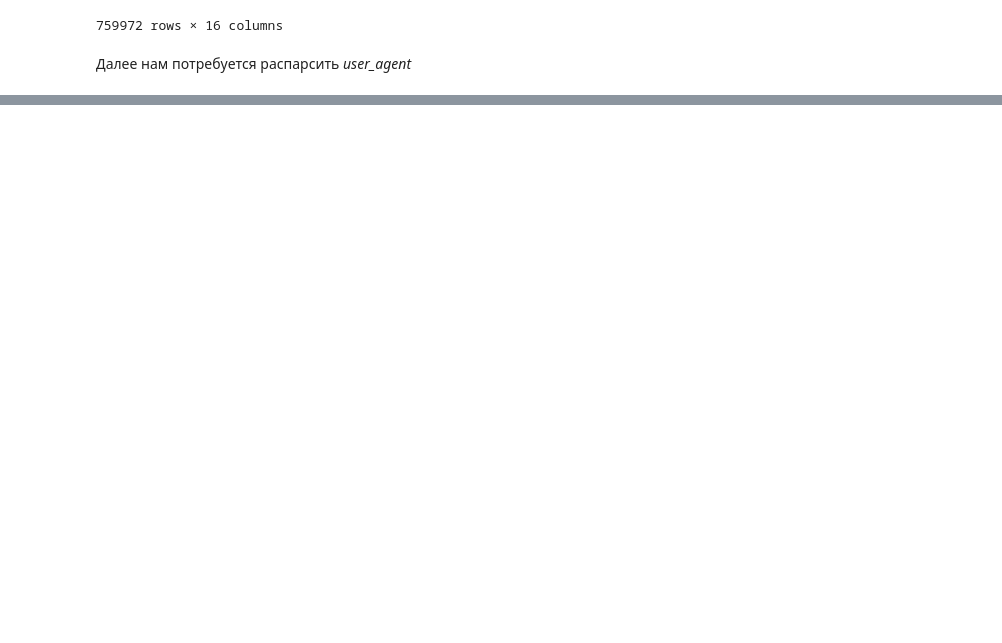
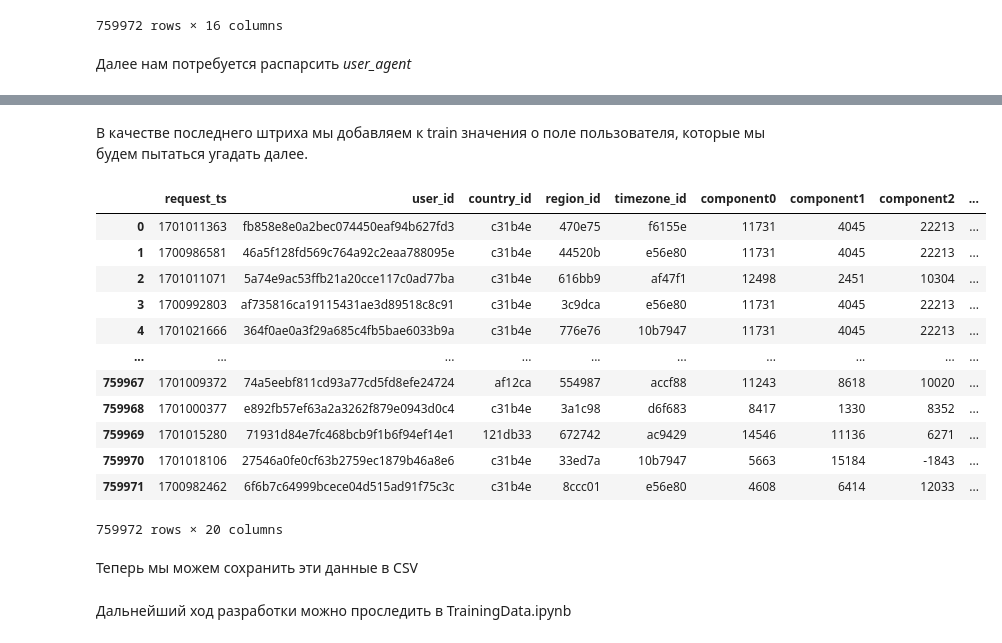
Before and after one commit to geniusLAT/factoryPractice, a Jupyter notebook: src/PreparingData1.ipynb, the cells around one changed output, grey strips where cells are left out. Saved outputs shown, nothing was run; the diff lists cells and outputs as text; code cells hidden in the pictures; blank space fills up the shorter version.

```diff
--- a/src/PreparingData1.ipynb
+++ b/src/PreparingData1.ipynb
@@ -102,0 +173,22 @@ TypeError: parse() takes 0 positional arguments but 1 was given
+# %% [markdown]
+В качестве последнего штриха мы добавляем к train значения о поле пользователя, которые мы будем пытаться угадать далее.
+# %%
+train_df_to_save = train_df_to_save.merge(train_labels_csv, on='user_id', how='left')
+
+train_df_to_save
+# %% [output]
+|  | request_ts | user_id | country_id | region_id | timezone_id | component0 | component1 | component2 | ... |
+| 0 | 1701011363 | fb858e8e0a2bec074450eaf94b627fd3 | c31b4e | 470e75 | f6155e | 11731 | 4045 | 22213 | ... |
+| 1 | 1700986581 | 46a5f128fd569c764a92c2eaa788095e | c31b4e | 44520b | e56e80 | 11731 | 4045 | 22213 | ... |
+| 2 | 1701011071 | 5a74e9ac53ffb21a20cce117c0ad77ba | c31b4e | 616bb9 | af47f1 | 12498 | 2451 | 10304 | ... |
+| 3 | 1700992803 | af735816ca19115431ae3d89518c8c91 | c31b4e | 3c9dca | e56e80 | 11731 | 4045 | 22213 | ... |
+| 4 | 1701021666 | 364f0ae0a3f29a685c4fb5bae6033b9a | c31b4e | 776e76 | 10b7947 | 11731 | 4045 | 22213 | ... |
+| ... | ... | ... | ... | ... | ... | ... | ... | ... | ... |
+| 759967 | 1701009372 | 74a5eebf811cd93a77cd5fd8efe24724 | af12ca | 554987 | accf88 | 11243 | 8618 | 10020 | ... |
+| 759968 | 1701000377 | e892fb57ef63a2a3262f879e0943d0c4 | c31b4e | 3a1c98 | d6f683 | 8417 | 1330 | 8352 | ... |
+| 759969 | 1701015280 | 71931d84e7fc468bcb9f1b6f94ef14e1 | 121db33 | 672742 | ac9429 | 14546 | 11136 | 6271 | ... |
+| 759970 | 1701018106 | 27546a0fe0cf63b2759ec1879b46a8e6 | c31b4e | 33ed7a | 10b7947 | 5663 | 15184 | -1843 | ... |
+| 759971 | 1700982462 | 6f6b7c64999bcece04d515ad91f75c3c | c31b4e | 8ccc01 | e56e80 | 4608 | 6414 | 12033 | ... |
+759972 rows × 20 columns
+# %% [markdown]
+Теперь мы можем сохранить эти данные в CSV
@@ -102,0 +198,2 @@ TypeError: parse() takes 0 positional arguments but 1 was given
+# %% [markdown]
+Дальнейший ход разработки можно проследить в TrainingData.ipynb
```
Also changed, not shown: parts of 8 cells of this notebook, 1 other file.
